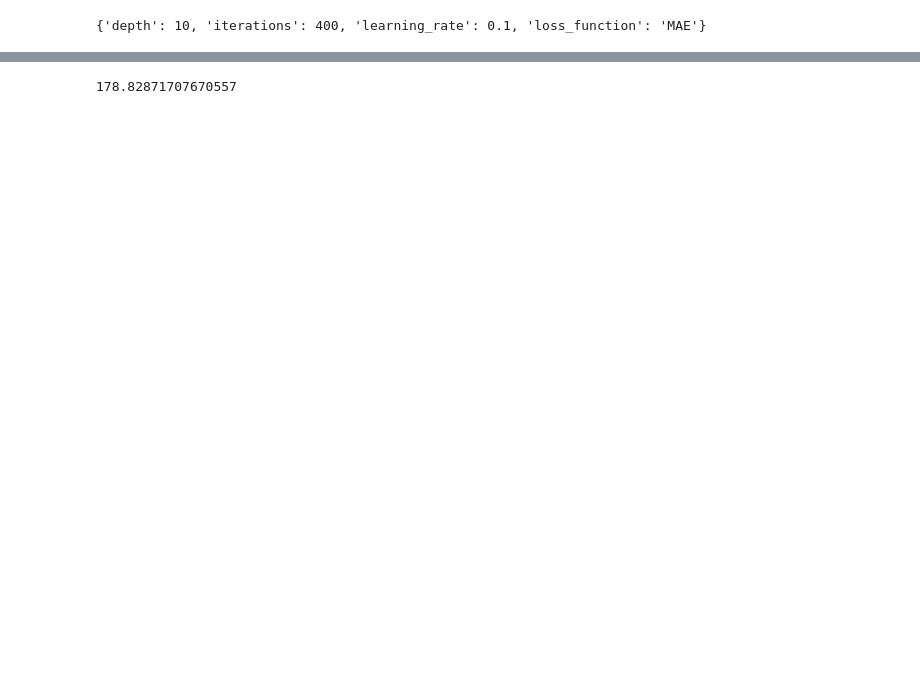
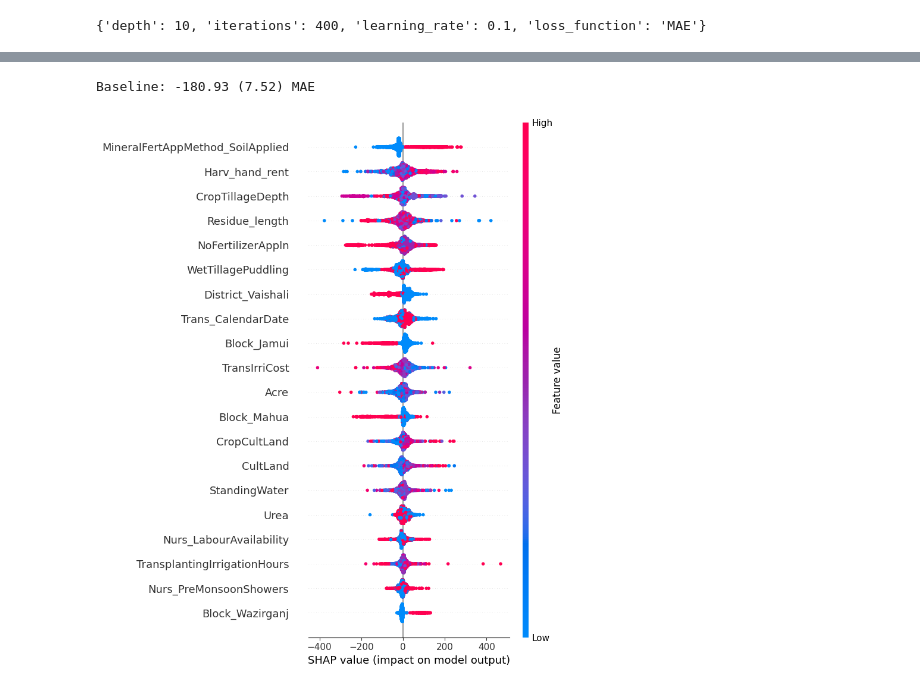
Before and after one commit to ColbyGates3/Phase_5_Project, a Jupyter notebook: Notebooks/Modeling.ipynb, the cells around one changed output, grey strips where cells are left out. Drawn from its saved outputs; the diff is of its cells as text; code cells hidden in the pictures; blank space fills up the shorter version.

```diff
--- a/Notebooks/Modeling.ipynb
+++ b/Notebooks/Modeling.ipynb
@@ -485,7 +673,3 @@ mae_scores_bestCBR_no_outlier = -mae_scores_bestCBR_no_outlier
 
 # Calculate the average MAE across all folds
 mean_mae_bestCBR_no_outlier = mae_scores_bestCBR_no_outlier.mean()
-# %%
-mean_mae_bestCBR_no_outlier
-# %% [output]
-178.82871707670557
@@ -491,0 +688,11 @@ mean_mae_bestCBR_no_outlier
+# %%
+print("Baseline: %.2f (%.2f) MAE" % (-mae_scores_bestCBR_no_outlier.mean(), mae_scores_bestCBR_no_outlier.std()))
+# %% [output]
+Baseline: -180.93 (7.52) MAE
+# %%
+explainer_cbr = shap.Explainer(grid_cbr.best_estimator_)
+shap_values_cbr = explainer_cbr.shap_values(X_no_outlier)
+# %%
+shap.summary_plot(shap_values_cbr, X_no_outlier)
+# %% [output]
+[figure, added]
```
Also changed, not shown: parts of 48 cells of this notebook, 2 other files.
